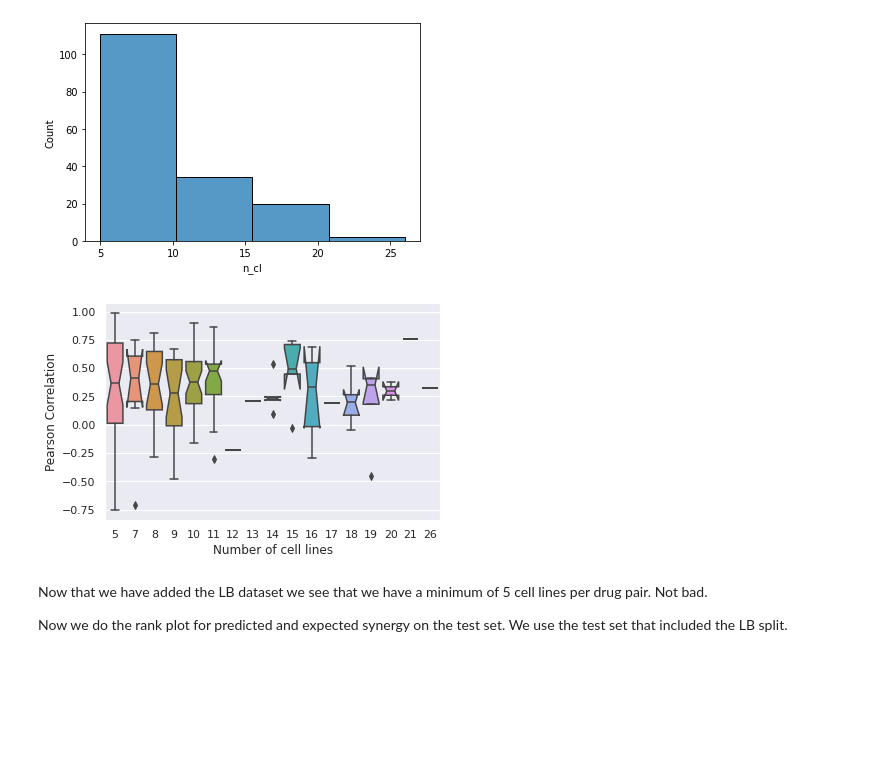
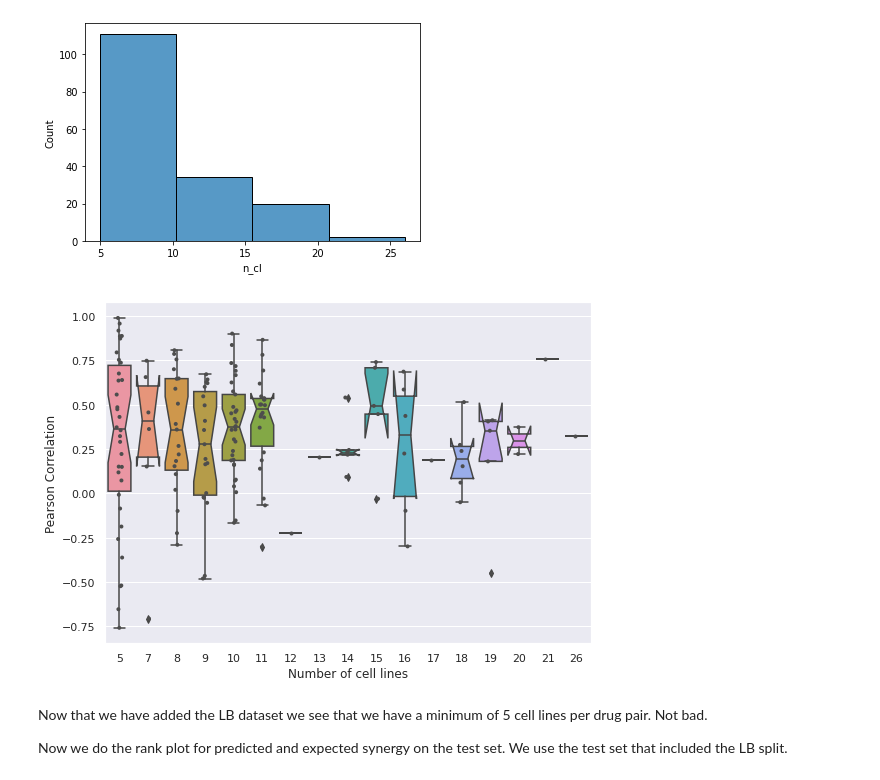
Before and after one commit to edmanft/cat_drug_synergy, a Jupyter notebook: Drug_pair_analysis.ipynb, the cells around one changed output. Cells and saved outputs as stored; diff of their text form; code cells hidden in the pictures; blank space fills up the shorter version.

```diff
--- a/Drug_pair_analysis.ipynb
+++ b/Drug_pair_analysis.ipynb
@@ -435,11 +441,13 @@ sns.histplot(drug_pair_pc["n_cl"], bins=4)
 # %%
 sns.set(style="darkgrid")
 notched = sns.boxplot(x=drug_pair_pc["n_cl"], y=drug_pair_pc["Pearson coefficient"], notch=True)
+sns.stripplot(x=drug_pair_pc["n_cl"], y=drug_pair_pc["Pearson coefficient"],
+              size=4, color=".3", linewidth=0)
 notched.set(xlabel = "Number of cell lines", ylabel="Pearson Correlation")
 fig = notched.get_figure()
 fig.savefig("/content/drive/MyDrive/archivos_tfm/notched_box_wpc_n_cl.pdf")
 # %% [output]
-[figure, old version]
+[figure, new version]
 # %% [markdown]
 Now that we have added the LB dataset we see that we have a minimum of 5 cell lines per drug pair. Not bad.
 
```
Also changed, not shown: parts of 25 cells of this notebook.
